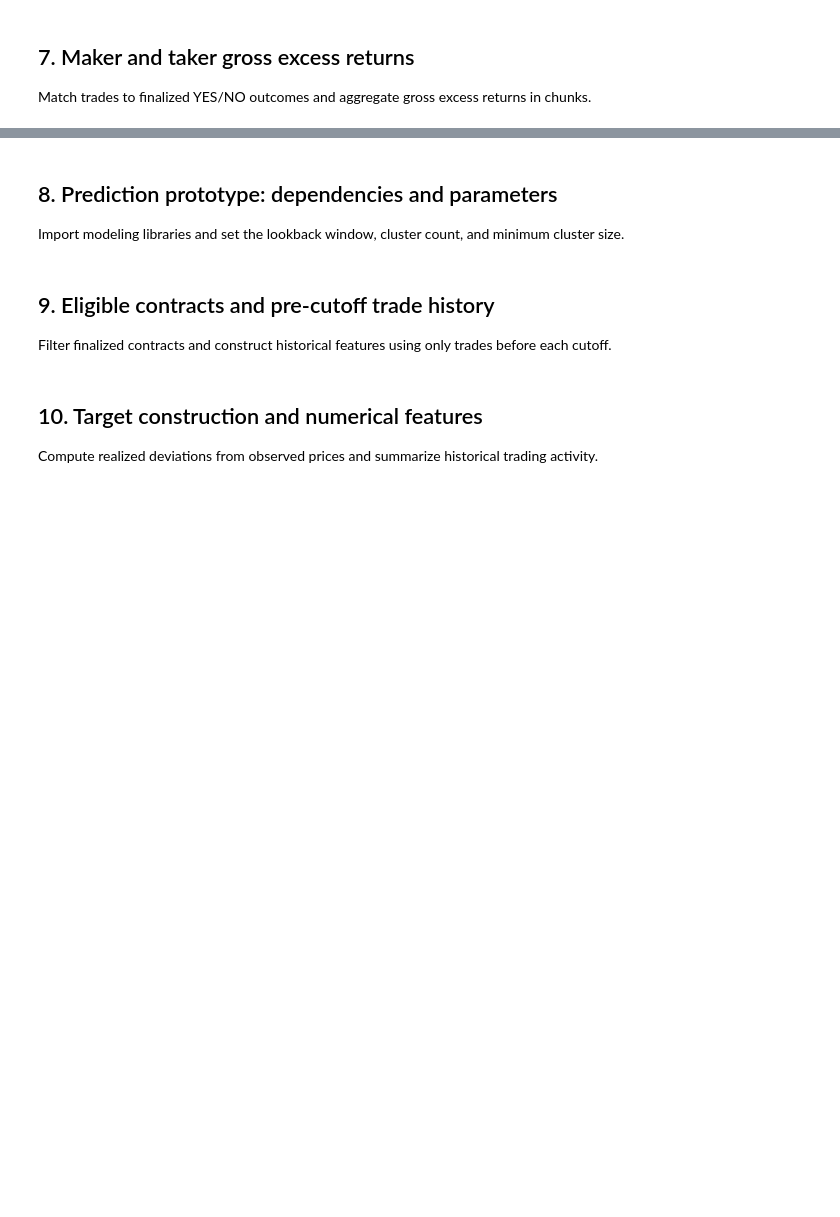
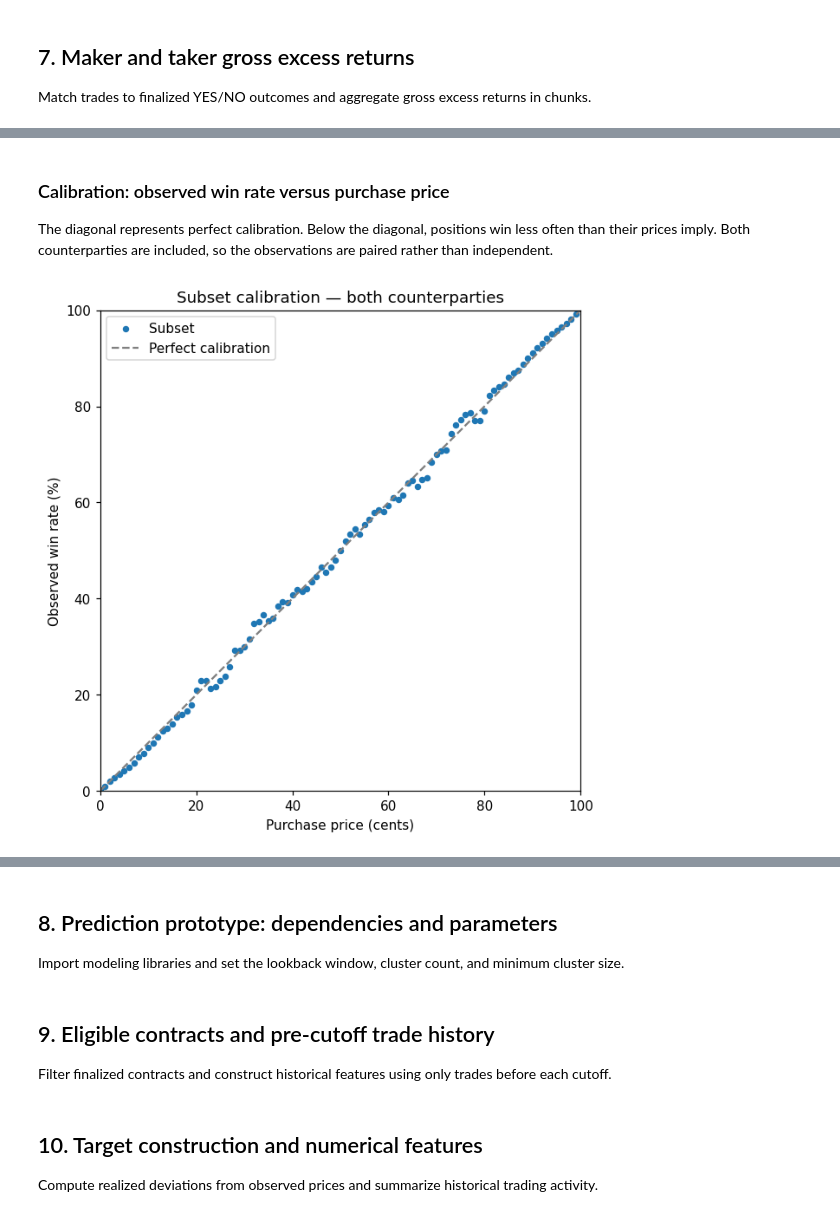
Before and after one commit to KyleNicarry/DS-340W-Group-Project, a Jupyter notebook: notebooks/extension_prototype/full_pipeline.ipynb, the cells around one changed output, grey strips where cells are left out. Drawn from its saved outputs; the diff is of its cells as text; code cells hidden in the pictures; blank space fills up the shorter version.

Commit message:
feat: add subset baseline analysis to full pipeline

```diff
--- a/notebooks/extension_prototype/full_pipeline.ipynb
+++ b/notebooks/extension_prototype/full_pipeline.ipynb
@@ -11,7 +11,7 @@ import pandas as pd
 PROJECT_ROOT = Path("../../")
 
 # Define the directory containing the raw extension dataset.
-DATA_DIR = PROJECT_ROOT / "data" / "Extension Data" / "Raw Data"
+DATA_DIR = PROJECT_ROOT / "data" / "extension data" / "raw"
 
 # Define the paths to the market and trade CSV files.
 MARKETS_PATH = DATA_DIR / "markets.csv"
@@ -295,0 +477,16 @@ else:
+# %% [markdown]
+### Calibration: observed win rate versus purchase price
+The diagonal represents perfect calibration. Below the diagonal, positions win less often than their prices imply.
+Both counterparties are included, so the observations are paired rather than independent.
+# %%
+fig, ax = plt.subplots(figsize=(6, 6))
+ax.scatter(combined.index, combined["win_rate"], s=15, label="Subset")
+ax.plot([0, 100], [0, 100], "--", color="gray", label="Perfect calibration")
+ax.set(xlabel="Purchase price (cents)", ylabel="Observed win rate (%)",
+       title="Subset calibration — both counterparties", xlim=(0, 100), ylim=(0, 100))
+ax.set_aspect("equal")
+ax.legend()
+plt.tight_layout()
+plt.show()
+# %% [output]
+[figure, added]
```
Also changed, not shown: parts of 18 cells of this notebook.
